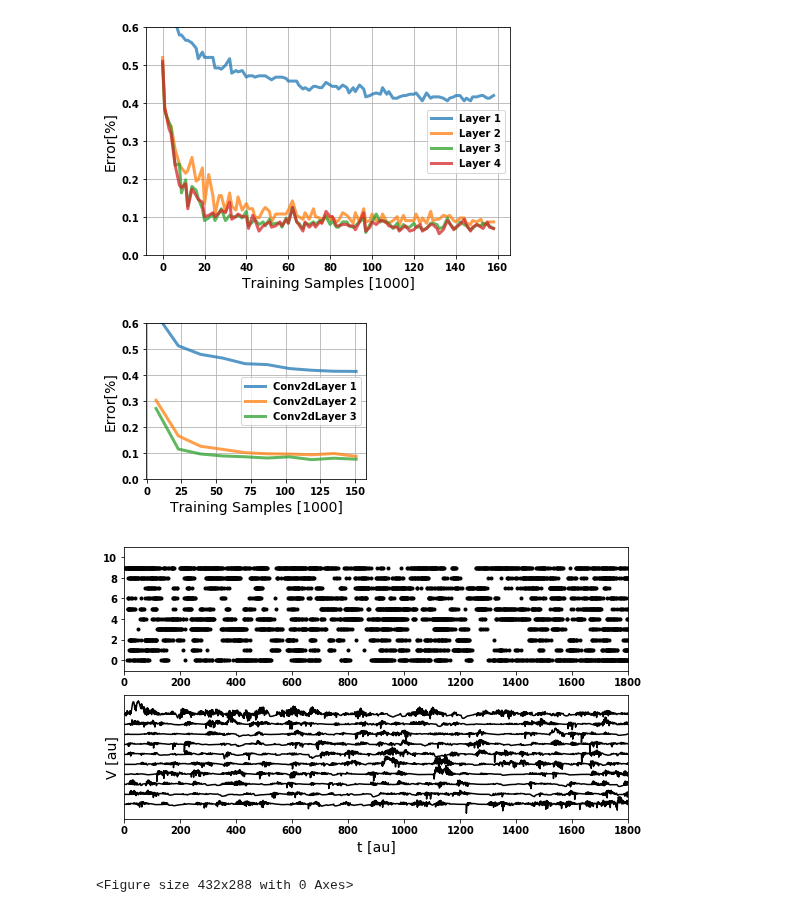
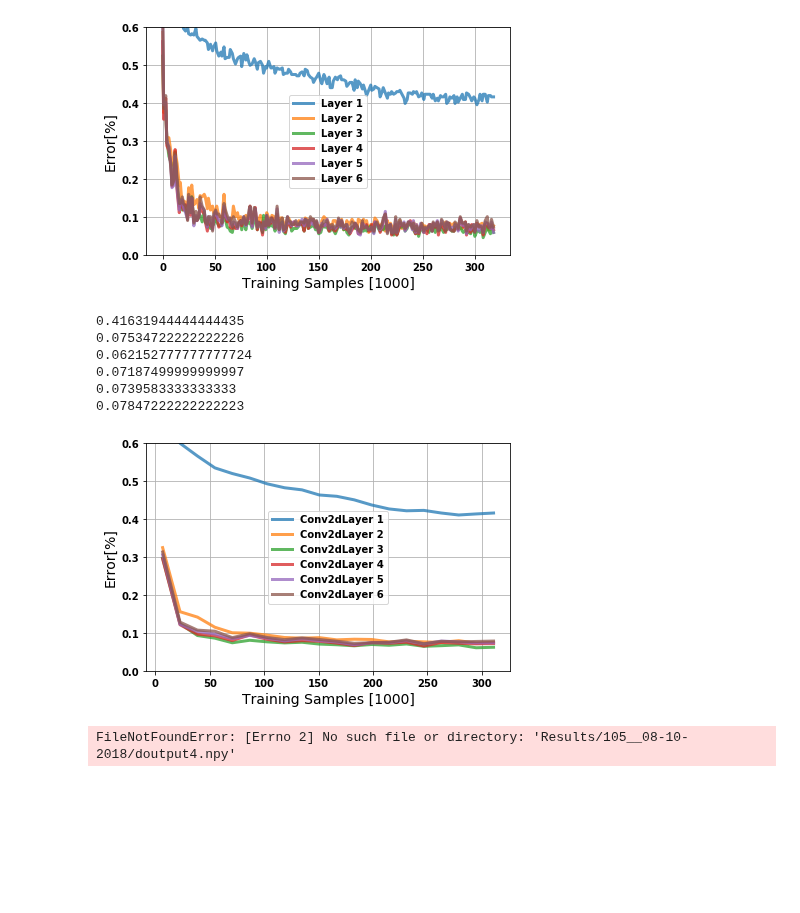
Before and after one commit to nmi-lab/dcll, a Jupyter notebook: samples/plot_dvs_gestures.ipynb, the cells around one changed output. Saved outputs shown, nothing was run; the diff lists cells and outputs as text; code cells hidden in the pictures; blank space fills up the shorter version.

```diff
--- a/samples/plot_dvs_gestures.ipynb
+++ b/samples/plot_dvs_gestures.ipynb
@@ -15,8 +15,10 @@ matplotlib.rcParams['axes.labelsize']= 14.
 matplotlib.rcParams['figure.subplot.bottom'] = .2
 matplotlib.rcParams['figure.subplot.left'] = .2
 # %%
-Nlayers = 4
-directory = "Results/063__20-09-2018/"
+Nlayers = 6
+#directory = "Results/105__08-10-2018/"
+#directory = "Results/104__04-10-2018/"
+directory = "Results/101__02-10-2018/"
 args = np.load(directory+"args.pkl")
 testepochs = np.arange(0,args.epochs,args.testinterval, dtype='int')
 n_iter_test = 1500
@@ -46,26 +48,35 @@ ax.set_ylabel('Error[%]')
 ax.set_xlabel('Training Samples [1000]')
 ax.set_ylim([0,.6])
 tight_layout()
-savefig('Results/convergence_dvs_gestures.png', dpi=300, frameon=False)
+savefig(directory+'convergence_dvs_gestures.png', dpi=300, frameon=False)
 # %% [output]
-[figure, old version]
+[figure, new version]
 # %%
-fig = figure(figsize=(4,3))
+fig = figure(figsize=(6,4))
 ax = subplot(111)
-for l in range(Nlayers-1):
+for l in range(6):
     x = testepochs*args.batchsize//1000
     y = 1-weighted_acc[:,l]
-    ax.plot(x.reshape(-1,10).mean(axis=1), y.reshape(-1,10).mean(axis=1), linewidth=3, alpha=.75, label = 'Conv2dLayer {}'.format(l+1))
+    xm = x.reshape(-1,10).mean(axis=1)
+    ym = y.reshape(-1,10).mean(axis=1)
+    ax.plot(xm, ym, linewidth=3, alpha=.75, label = 'Conv2dLayer {}'.format(l+1))
+    print(ym[-1])
 ax.set_yticks(np.arange(0,1.1,0.1))
 ax.grid()
 legend()
 ax.set_ylabel('Error[%]')
 ax.set_xlabel('Training Samples [1000]')
 ax.set_ylim([0,.6])
 tight_layout()
-savefig('Results/convergence_dvs_gestures_small.png', dpi=300, frameon=False)
+savefig(directory+'convergence_dvs_gestures_small.png', dpi=300, frameon=False)
 # %% [output]
+0.41631944444444435
+0.07534722222222226
+0.062152777777777724
+0.07187499999999997
+0.0739583333333333
+0.07847222222222223
-[figure, old version]
+[figure, new version]
 # %%
 voutput = np.load(directory+"doutput4.npy")
 soutput = np.load(directory+"doutput1.npy")
@@ -76,10 +87,9 @@ ax,_ = plotLIF(voutput[:,630:640],soutput[:,630:640],  staggering=1, color='k')
 ax.set_ylabel('Neuron')
 ax.set_xlabel('Time [ms]')
 tight_layout()
-fig.savefig('Results/convergence_dvs_gestures_raster.png',dpi = 300)
+fig.savefig(directory+'convergence_dvs_gestures_raster.png',dpi = 300)
 # %% [output]
-[figure, removed]
-<Figure size 432x288 with 0 Axes>
+FileNotFoundError: [Errno 2] No such file or directory: 'Results/105__08-10-2018/doutput4.npy'
 # %%
 from tqdm import tqdm
 def accuracy_by_vote(pvoutput, labels):
```
Also changed, not shown: parts of 5 cells of this notebook, 1 other file.
